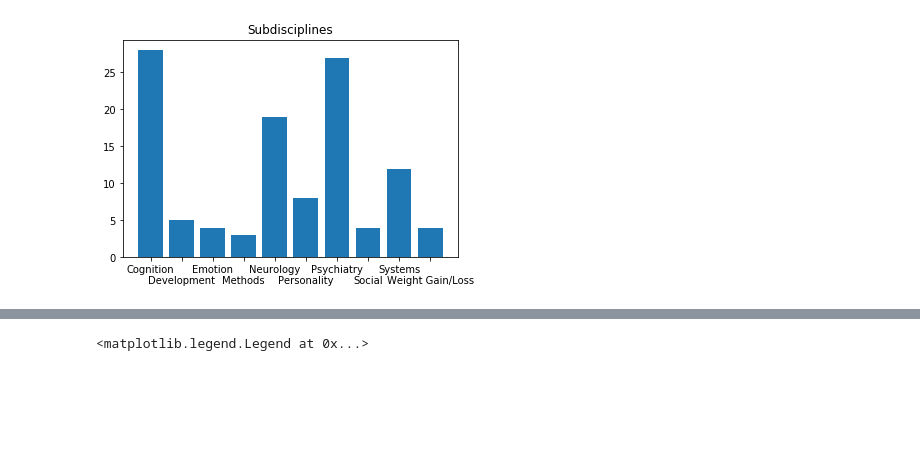
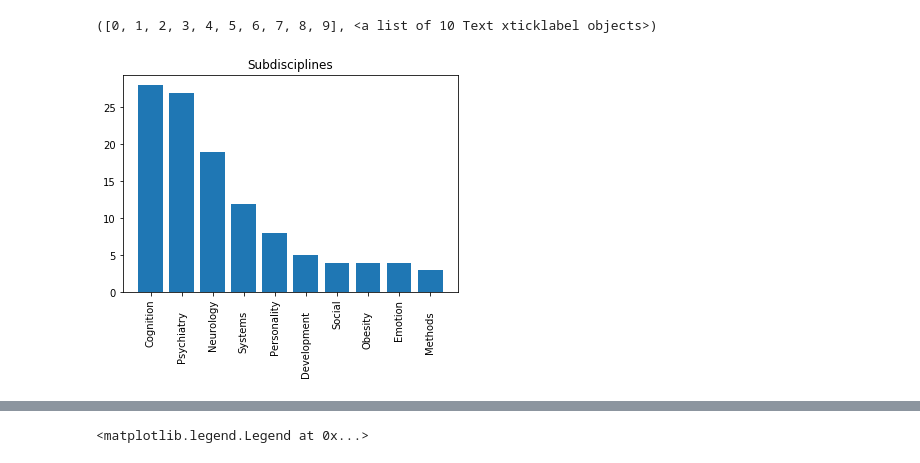
Before and after one commit to poldrack/PredictionCV, a Jupyter notebook: PredictionPaper.ipynb, the cells around one changed output, grey strips where cells are left out. Cells and saved outputs as stored; diff of their text form; code cells hidden in the pictures; blank space fills up the shorter version.

Commit message:
fcleaned up python code, editing text

```diff
--- a/PredictionPaper.ipynb
+++ b/PredictionPaper.ipynb
@@ -32,11 +32,7 @@ from get_balanced_folds import BalancedKFold
 %matplotlib inline
 # %load_ext rpy2.ipython
 
-with open('litreviewdata.csv',newline='') as f: #loading literature review data
-    reader = csv.reader(f)
-    data = np.array(next(reader))
-    data = np.reshape(data,(-1,np.shape(data)[0]))
-    for row in reader:
-        row = np.reshape(row,(-1,np.shape(row)[0]))
-        data = np.append(data, row,axis=0)
+data = pandas.read_csv('litreviewdata.csv')
+# NOTE: using this strategy for references:
+# https://stackoverflow.com/questions/30061902/how-to-handle-citations-in-ipython-notebook
 # %% [markdown]
@@ -60,12 +54,21 @@ The purported applications of the prediction studies reveal some suggestive patt
 <br>
 Also notable is the number of studies focused on cognition (28). While some of these studies examined cognition in a clinical context—several studies looked at cognition in aging populations, and one concerned HIV patients—most of them attempted to predict some sort of intellectual trait, such as IQ or creativity (Cohen <i>et al.</i> 2018). Another 8 studies did the same for personality. These attempts to determine an individual’s intellect or personality from fMRI data are both scientifically and socially interesting, and it is worth considering the consequences of developing imaging-based tools for predicting, for example, multitasking ability or deceptive tendency (Wen <i>et al.</i> 2018; Yin and Weber 2018).
 # %%
-fielddata = np.load('fielddata.npy')
-a,b = np.unique(fielddata, return_counts=True)
+fields = []
+for f in data.Subarea:
+    for a in f.split(','):
+        fields.append(a.strip().replace('Weight Gain/Loss','Obesity'))
+
+a,b = np.unique(fields, return_counts=True)
+idx = numpy.argsort(b)[::-1]
+a = a[idx]
+b = b[idx]
 fig,ax = plt.subplots()
 ax.bar(a,b)
 for tick in ax.xaxis.get_major_ticks()[1::2]:
     tick.set_pad(15)
 _ = plt.title('Subdisciplines')
+plt.xticks(rotation=90)
 # %% [output]
+([0, 1, 2, 3, 4, 5, 6, 7, 8, 9], <a list of 10 Text xticklabel objects>)
-[figure, old version]
+[figure, new version]
```
Also changed, not shown: parts of 18 cells of this notebook.
